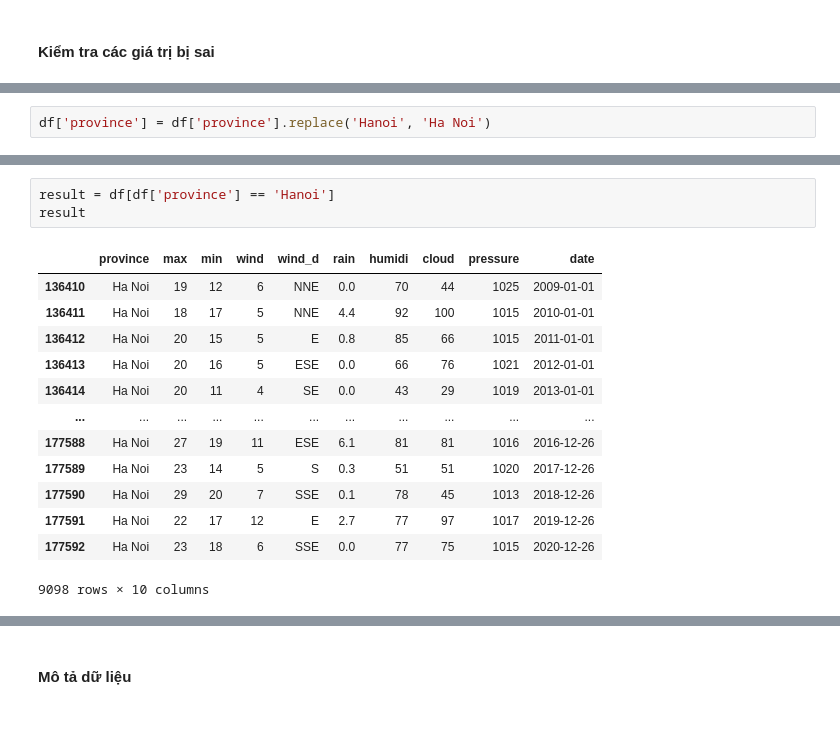
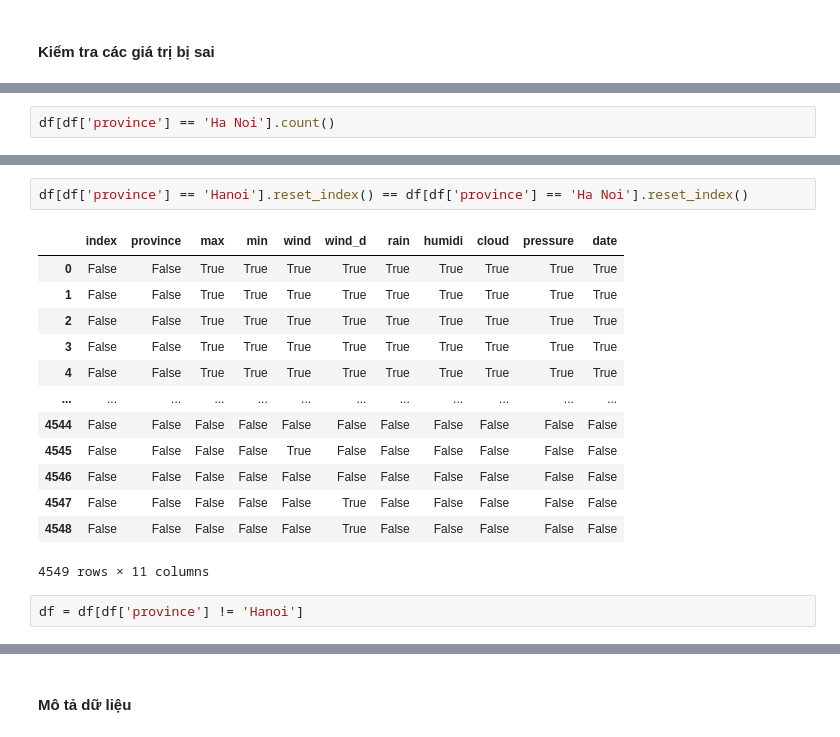
Before and after one commit to khangnl24112002/DataVisualization_Group02_FinalProject, a Jupyter notebook: main.ipynb, the cells around one changed output, grey strips where cells are left out. Saved outputs shown, nothing was run; the diff lists cells and outputs as text.

```diff
--- a/main.ipynb
+++ b/main.ipynb
@@ -170,2 +199,2 @@ df.head()
 # %%
-df['province'] = df['province'].replace('Hanoi', 'Ha Noi')
+df[df['province'] == 'Ha Noi'].count()
@@ -172,17 +213,18 @@ df['province'] = df['province'].replace('Hanoi', 'Ha Noi')
+# %%
+df[df['province'] == 'Hanoi'].reset_index() == df[df['province'] == 'Ha Noi'].reset_index()
+# %% [output]
+|  | index | province | max | min | wind | wind_d | rain | humidi | cloud | pressure | date |
+| 0 | False | False | True | True | True | True | True | True | True | True | True |
+| 1 | False | False | True | True | True | True | True | True | True | True | True |
+| 2 | False | False | True | True | True | True | True | True | True | True | True |
+| 3 | False | False | True | True | True | True | True | True | True | True | True |
+| 4 | False | False | True | True | True | True | True | True | True | True | True |
+| ... | ... | ... | ... | ... | ... | ... | ... | ... | ... | ... | ... |
+| 4544 | False | False | False | False | False | False | False | False | False | False | False |
+| 4545 | False | False | False | False | True | False | False | False | False | False | False |
+| 4546 | False | False | False | False | False | False | False | False | False | False | False |
+| 4547 | False | False | False | False | False | True | False | False | False | False | False |
+| 4548 | False | False | False | False | False | True | False | False | False | False | False |
+4549 rows × 11 columns
 # %%
-result = df[df['province'] == 'Hanoi']
-result
+df = df[df['province'] != 'Hanoi']
-# %% [output]
-|  | province | max | min | wind | wind_d | rain | humidi | cloud | pressure | date |
-| 136410 | Ha Noi | 19 | 12 | 6 | NNE | 0.0 | 70 | 44 | 1025 | 2009-01-01 |
-| 136411 | Ha Noi | 18 | 17 | 5 | NNE | 4.4 | 92 | 100 | 1015 | 2010-01-01 |
-| 136412 | Ha Noi | 20 | 15 | 5 | E | 0.8 | 85 | 66 | 1015 | 2011-01-01 |
-| 136413 | Ha Noi | 20 | 16 | 5 | ESE | 0.0 | 66 | 76 | 1021 | 2012-01-01 |
-| 136414 | Ha Noi | 20 | 11 | 4 | SE | 0.0 | 43 | 29 | 1019 | 2013-01-01 |
-| ... | ... | ... | ... | ... | ... | ... | ... | ... | ... | ... |
-| 177588 | Ha Noi | 27 | 19 | 11 | ESE | 6.1 | 81 | 81 | 1016 | 2016-12-26 |
-| 177589 | Ha Noi | 23 | 14 | 5 | S | 0.3 | 51 | 51 | 1020 | 2017-12-26 |
-| 177590 | Ha Noi | 29 | 20 | 7 | SSE | 0.1 | 78 | 45 | 1013 | 2018-12-26 |
-| 177591 | Ha Noi | 22 | 17 | 12 | E | 2.7 | 77 | 97 | 1017 | 2019-12-26 |
-| 177592 | Ha Noi | 23 | 18 | 6 | SSE | 0.0 | 77 | 75 | 1015 | 2020-12-26 |
-9098 rows × 10 columns
```
Also changed, not shown: parts of 25 cells of this notebook, 1 other file.
